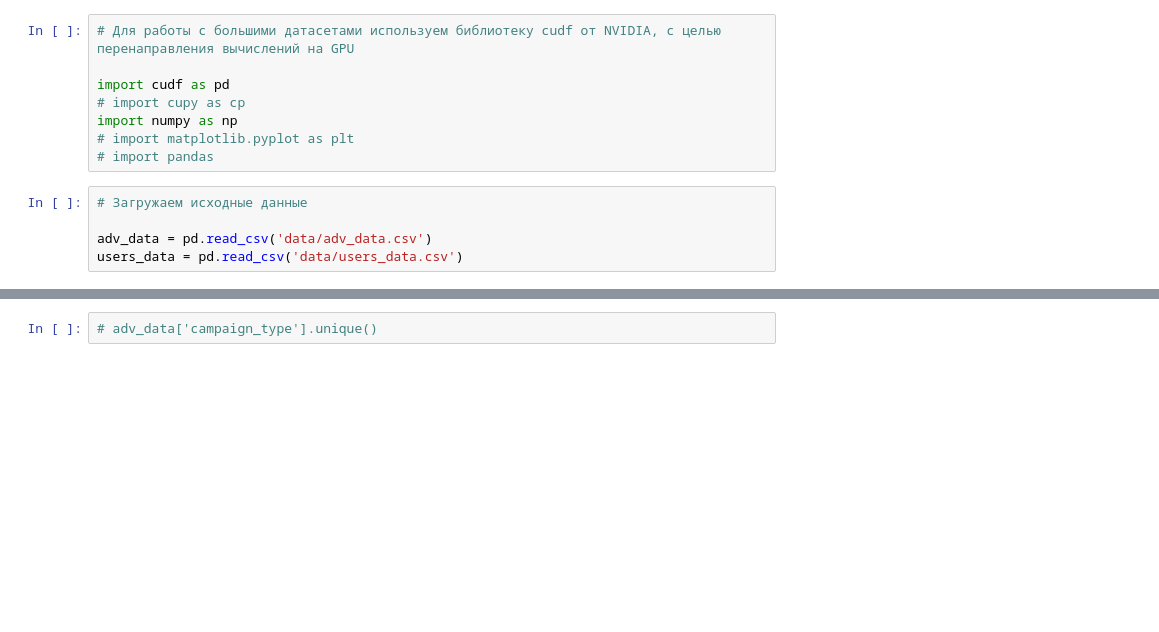
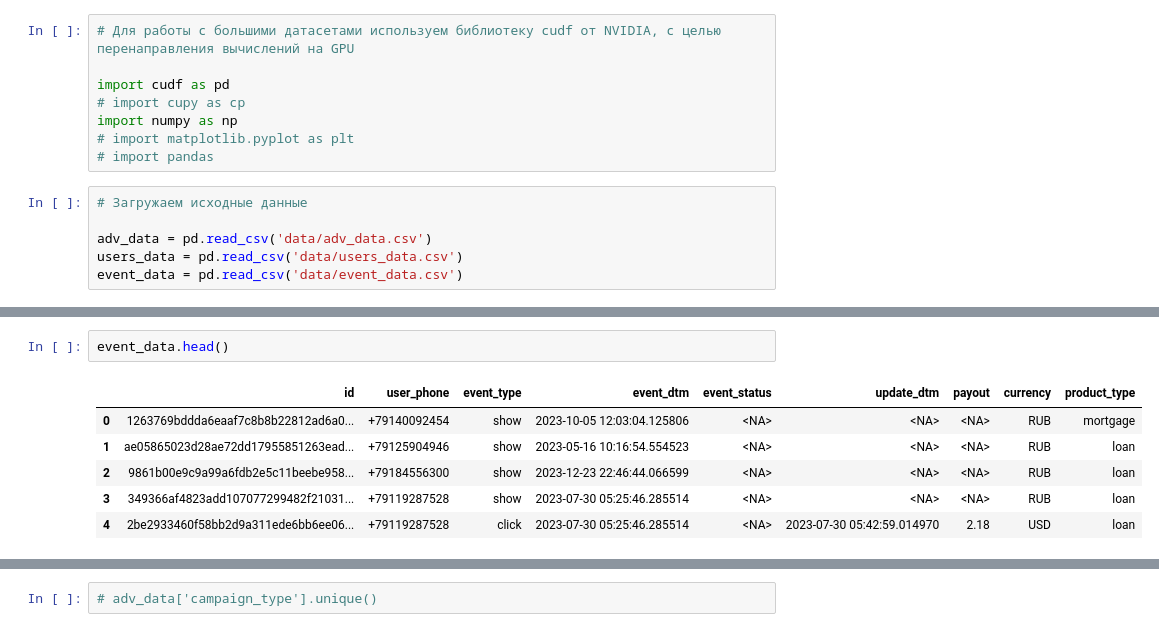
Before and after one commit to maratgaliulin/magnum_scopum_sravni_ru_dataton_2024, a Jupyter notebook: main.ipynb, the cells around one changed output, grey strips where cells are left out. Drawn from its saved outputs; the diff is of its cells as text; blank space fills up the shorter version.

```diff
--- a/main.ipynb
+++ b/main.ipynb
@@ -11,3 +11,4 @@ import numpy as np
 
 adv_data = pd.read_csv('data/adv_data.csv')
 users_data = pd.read_csv('data/users_data.csv')
+event_data = pd.read_csv('data/event_data.csv')
@@ -13,0 +24,9 @@ users_data = pd.read_csv('data/users_data.csv')
+# %%
+event_data.head()
+# %% [output]
+|  | id | user_phone | event_type | event_dtm | event_status | update_dtm | payout | currency | product_type |
+| 0 | 1263769bddda6eaaf7c8b8b22812ad6a0... | +79140092454 | show | 2023-10-05 12:03:04.125806 | <NA> | <NA> | <NA> | RUB | mortgage |
+| 1 | ae05865023d28ae72dd17955851263ead... | +79125904946 | show | 2023-05-16 10:16:54.554523 | <NA> | <NA> | <NA> | RUB | loan |
+| 2 | 9861b00e9c9a99a6fdb2e5c11beebe958... | +79184556300 | show | 2023-12-23 22:46:44.066599 | <NA> | <NA> | <NA> | RUB | loan |
+| 3 | 349366af4823add107077299482f21031... | +79119287528 | show | 2023-07-30 05:25:46.285514 | <NA> | <NA> | <NA> | RUB | loan |
+| 4 | 2be2933460f58bb2d9a311ede6bb6ee06... | +79119287528 | click | 2023-07-30 05:25:46.285514 | <NA> | 2023-07-30 05:42:59.014970 | 2.18 | USD | loan |
```
Also changed, not shown: parts of 5 cells of this notebook, 2 other files.
